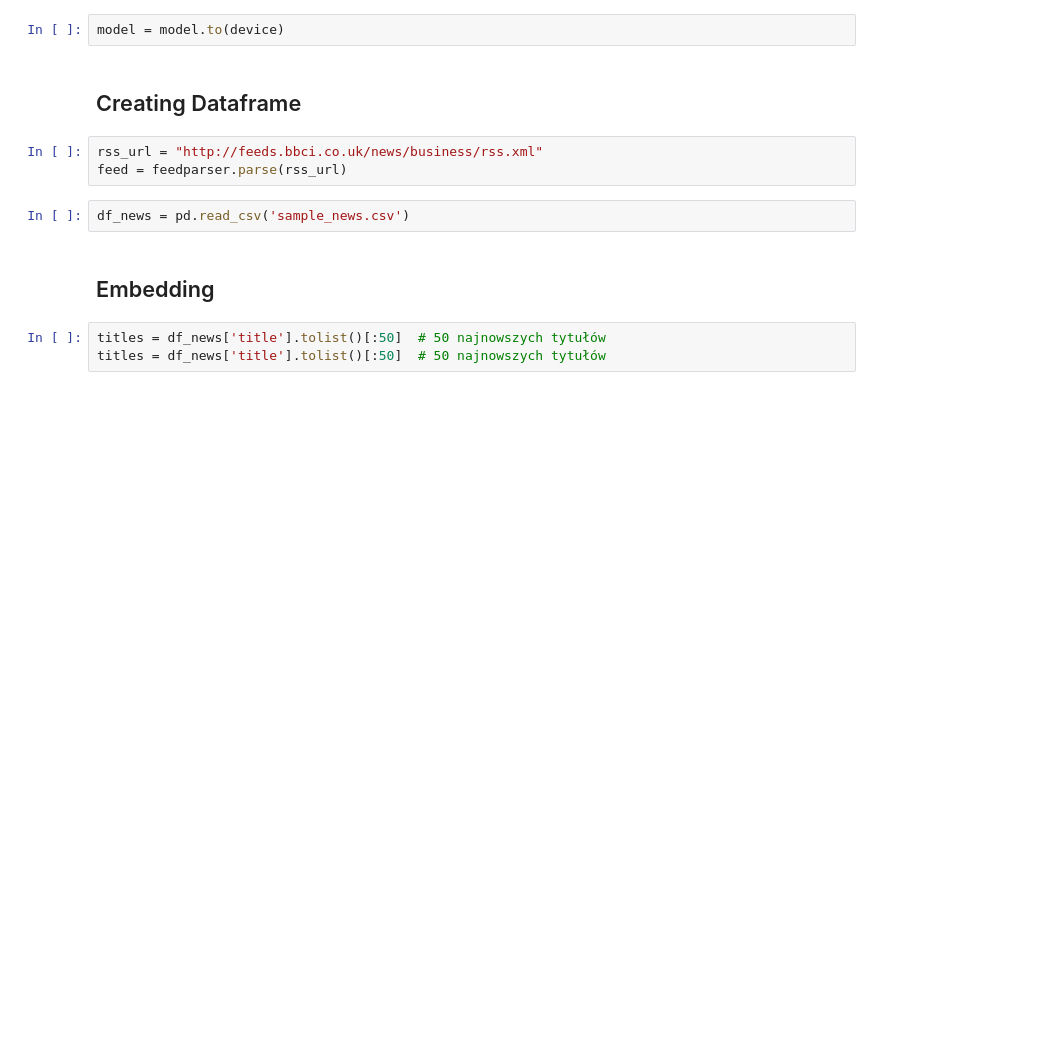
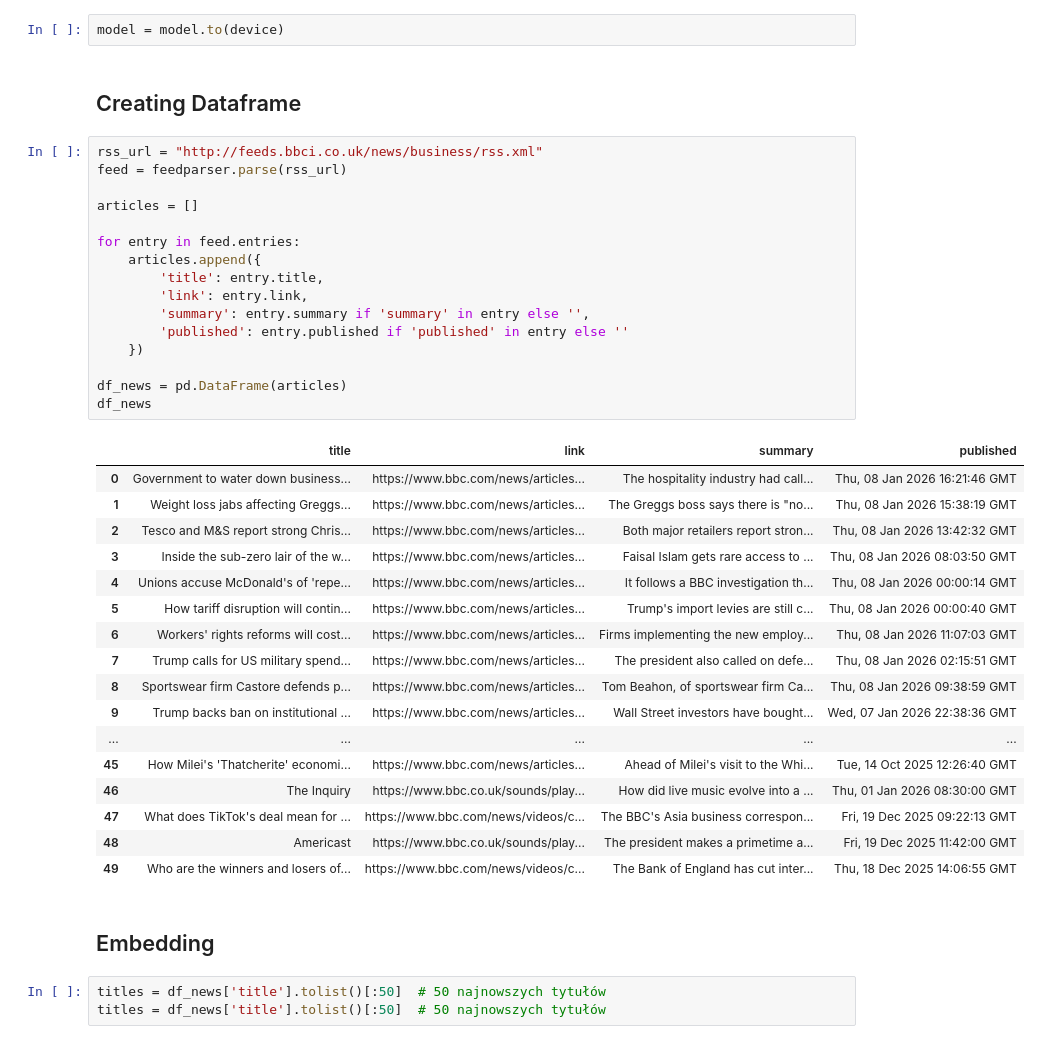
Before and after one commit to not-Bartek/BusinessNewsSummarizer, a Jupyter notebook: main.ipynb, the cells around one changed output. Cells and saved outputs as stored; diff of their text form; blank space fills up the shorter version.

```diff
--- a/main.ipynb
+++ b/main.ipynb
@@ -29,8 +29,37 @@ model = model.to(device)
 # %%
 rss_url = "http://feeds.bbci.co.uk/news/business/rss.xml"
 feed = feedparser.parse(rss_url)
+
+articles = []
+
+for entry in feed.entries:
+    articles.append({
+        'title': entry.title,
+        'link': entry.link,
+        'summary': entry.summary if 'summary' in entry else '',
+        'published': entry.published if 'published' in entry else ''
+    })
+
+df_news = pd.DataFrame(articles)
+df_news
+# %% [output]
+|  | title | link | summary | published |
+| 0 | Government to water down business... | https://www.bbc.com/news/articles... | The hospitality industry had call... | Thu, 08 Jan 2026 16:21:46 GMT |
+| 1 | Weight loss jabs affecting Greggs... | https://www.bbc.com/news/articles... | The Greggs boss says there is "no... | Thu, 08 Jan 2026 15:38:19 GMT |
+| 2 | Tesco and M&S report strong Chris... | https://www.bbc.com/news/articles... | Both major retailers report stron... | Thu, 08 Jan 2026 13:42:32 GMT |
+| 3 | Inside the sub-zero lair of the w... | https://www.bbc.com/news/articles... | Faisal Islam gets rare access to ... | Thu, 08 Jan 2026 08:03:50 GMT |
+| 4 | Unions accuse McDonald's of 'repe... | https://www.bbc.com/news/articles... | It follows a BBC investigation th... | Thu, 08 Jan 2026 00:00:14 GMT |
+| 5 | How tariff disruption will contin... | https://www.bbc.com/news/articles... | Trump's import levies are still c... | Thu, 08 Jan 2026 00:00:40 GMT |
+| 6 | Workers' rights reforms will cost... | https://www.bbc.com/news/articles... | Firms implementing the new employ... | Thu, 08 Jan 2026 11:07:03 GMT |
+| 7 | Trump calls for US military spend... | https://www.bbc.com/news/articles... | The president also called on defe... | Thu, 08 Jan 2026 02:15:51 GMT |
+| 8 | Sportswear firm Castore defends p... | https://www.bbc.com/news/articles... | Tom Beahon, of sportswear firm Ca... | Thu, 08 Jan 2026 09:38:59 GMT |
+| 9 | Trump backs ban on institutional ... | https://www.bbc.com/news/articles... | Wall Street investors have bought... | Wed, 07 Jan 2026 22:38:36 GMT |
+| ... | ... | ... | ... | ... |
+| 45 | How Milei's 'Thatcherite' economi... | https://www.bbc.com/news/articles... | Ahead of Milei's visit to the Whi... | Tue, 14 Oct 2025 12:26:40 GMT |
+| 46 | The Inquiry | https://www.bbc.co.uk/sounds/play... | How did live music evolve into a ... | Thu, 01 Jan 2026 08:30:00 GMT |
+| 47 | What does TikTok's deal mean for ... | https://www.bbc.com/news/videos/c... | The BBC's Asia business correspon... | Fri, 19 Dec 2025 09:22:13 GMT |
+| 48 | Americast | https://www.bbc.co.uk/sounds/play... | The president makes a primetime a... | Fri, 19 Dec 2025 11:42:00 GMT |
+| 49 | Who are the winners and losers of... | https://www.bbc.com/news/videos/c... | The Bank of England has cut inter... | Thu, 18 Dec 2025 14:06:55 GMT |
-# %%
-df_news = pd.read_csv('sample_news.csv')
 # %% [markdown]
 ## Embedding
 # %%
```
Also changed, not shown: parts of 5 cells of this notebook, 6 other files.
